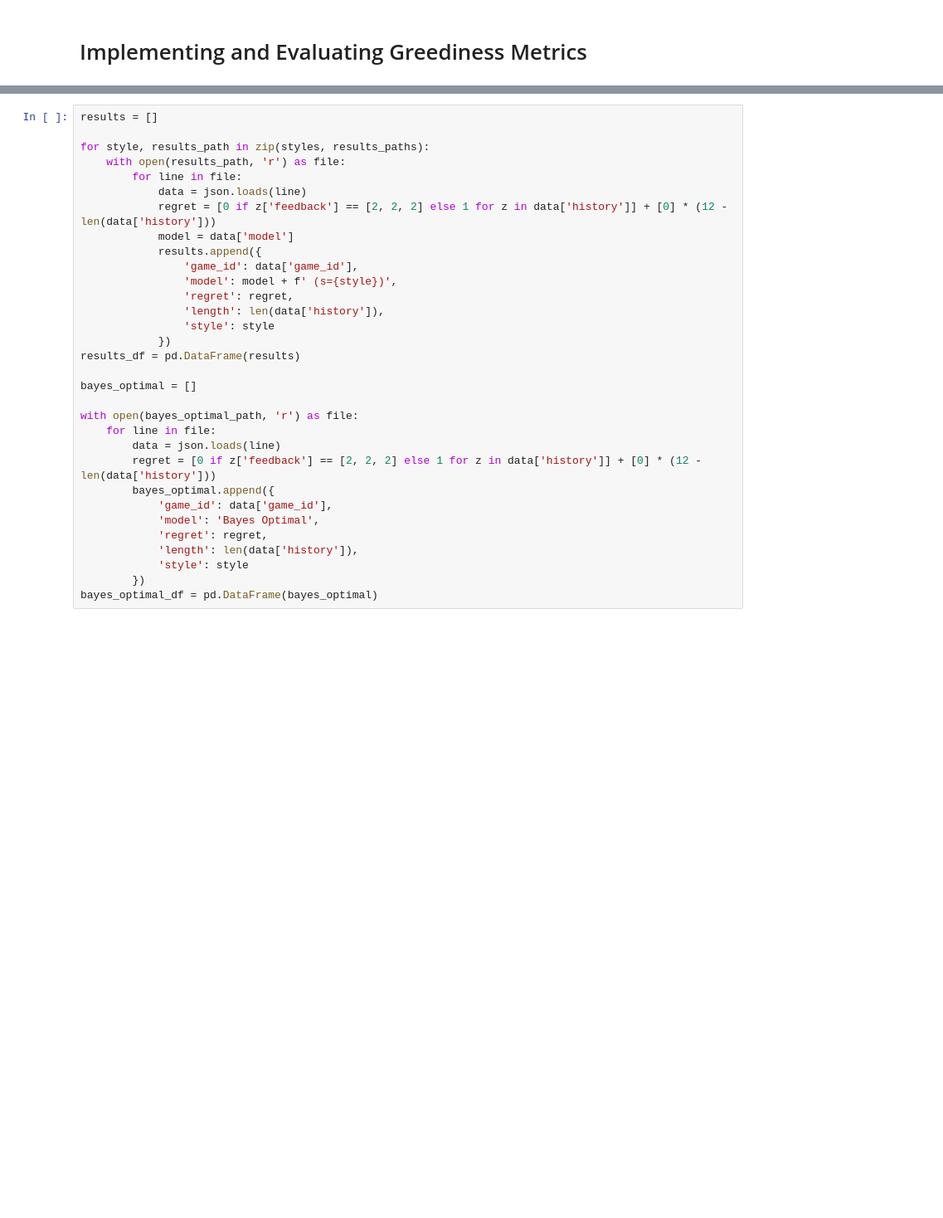
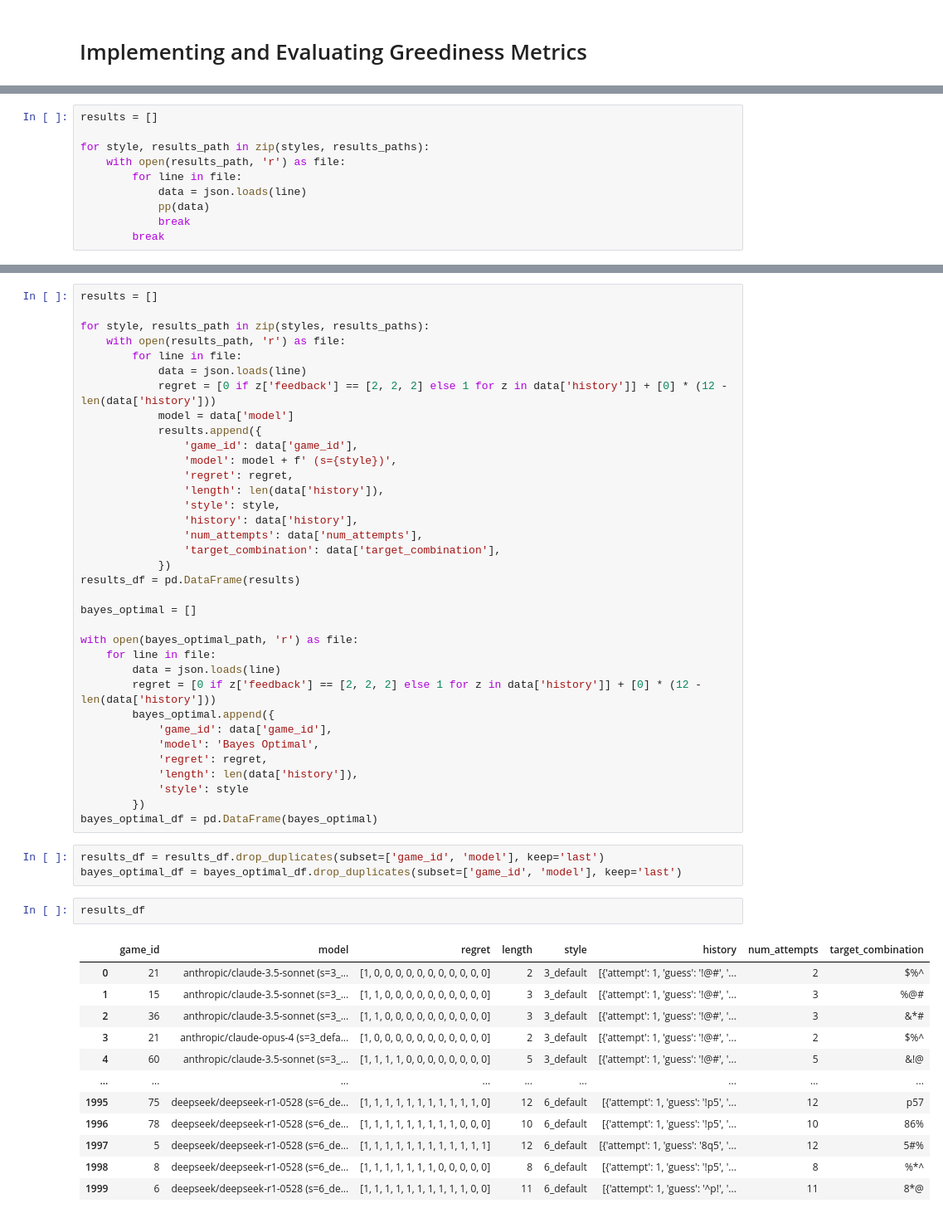
Before and after one commit to jakob-bjorner/optimal-explorer-dev, a Jupyter notebook: reports/2025-07-02_greediness_metrics.ipynb, the cells around one changed output, grey strips where cells are left out. Shown at 83% size. Drawn from its saved outputs; the diff is of its cells as text; blank space fills up the shorter version.

```diff
--- a/reports/2025-07-02_greediness_metrics.ipynb
+++ b/reports/2025-07-02_greediness_metrics.ipynb
@@ -34,3 +35,13 @@ model_ids = [
     "anthropic/claude-3.5-sonnet",
     "openai/o3",
 ]
+# %%
+results = []
+
+for style, results_path in zip(styles, results_paths):
+    with open(results_path, 'r') as file:
+        for line in file:
+            data = json.loads(line)
+            pp(data)
+            break
+        break
@@ -48,7 +76,10 @@ for style, results_path in zip(styles, results_paths):
                 'model': model + f' (s={style})',
                 'regret': regret,
                 'length': len(data['history']),
-                'style': style
+                'style': style,
+                'history': data['history'],
+                'num_attempts': data['num_attempts'],
+                'target_combination': data['target_combination'],
             })
 results_df = pd.DataFrame(results)
 
@@ -66,3 +97,21 @@ with open(bayes_optimal_path, 'r') as file:
             'style': style
         })
 bayes_optimal_df = pd.DataFrame(bayes_optimal)
+# %%
+results_df = results_df.drop_duplicates(subset=['game_id', 'model'], keep='last')
+bayes_optimal_df = bayes_optimal_df.drop_duplicates(subset=['game_id', 'model'], keep='last')
+# %%
+results_df
+# %% [output]
+|  | game_id | model | regret | length | style | history | num_attempts | target_combination |
+| 0 | 21 | anthropic/claude-3.5-sonnet (s=3_... | [1, 0, 0, 0, 0, 0, 0, 0, 0, 0, 0, 0] | 2 | 3_default | [{'attempt': 1, 'guess': '!@#', '... | 2 | $%^ |
+| 1 | 15 | anthropic/claude-3.5-sonnet (s=3_... | [1, 1, 0, 0, 0, 0, 0, 0, 0, 0, 0, 0] | 3 | 3_default | [{'attempt': 1, 'guess': '!@#', '... | 3 | %@# |
+| 2 | 36 | anthropic/claude-3.5-sonnet (s=3_... | [1, 1, 0, 0, 0, 0, 0, 0, 0, 0, 0, 0] | 3 | 3_default | [{'attempt': 1, 'guess': '!@#', '... | 3 | &*# |
+| 3 | 21 | anthropic/claude-opus-4 (s=3_defa... | [1, 0, 0, 0, 0, 0, 0, 0, 0, 0, 0, 0] | 2 | 3_default | [{'attempt': 1, 'guess': '!@#', '... | 2 | $%^ |
+| 4 | 60 | anthropic/claude-3.5-sonnet (s=3_... | [1, 1, 1, 1, 0, 0, 0, 0, 0, 0, 0, 0] | 5 | 3_default | [{'attempt': 1, 'guess': '!@#', '... | 5 | &!@ |
+| ... | ... | ... | ... | ... | ... | ... | ... | ... |
+| 1995 | 75 | deepseek/deepseek-r1-0528 (s=6_de... | [1, 1, 1, 1, 1, 1, 1, 1, 1, 1, 1, 0] | 12 | 6_default | [{'attempt': 1, 'guess': '!p5', '... | 12 | p57 |
+| 1996 | 78 | deepseek/deepseek-r1-0528 (s=6_de... | [1, 1, 1, 1, 1, 1, 1, 1, 1, 0, 0, 0] | 10 | 6_default | [{'attempt': 1, 'guess': '!p5', '... | 10 | 86% |
+| 1997 | 5 | deepseek/deepseek-r1-0528 (s=6_de... | [1, 1, 1, 1, 1, 1, 1, 1, 1, 1, 1, 1] | 12 | 6_default | [{'attempt': 1, 'guess': '8q5', '... | 12 | 5#% |
+| 1998 | 8 | deepseek/deepseek-r1-0528 (s=6_de... | [1, 1, 1, 1, 1, 1, 1, 0, 0, 0, 0, 0] | 8 | 6_default | [{'attempt': 1, 'guess': '!p5', '... | 8 | %*^ |
+| 1999 | 6 | deepseek/deepseek-r1-0528 (s=6_de... | [1, 1, 1, 1, 1, 1, 1, 1, 1, 1, 0, 0] | 11 | 6_default | [{'attempt': 1, 'guess': '^p!', '... | 11 | 8*@ |
```
Also changed, not shown: parts of 10 cells of this notebook.
